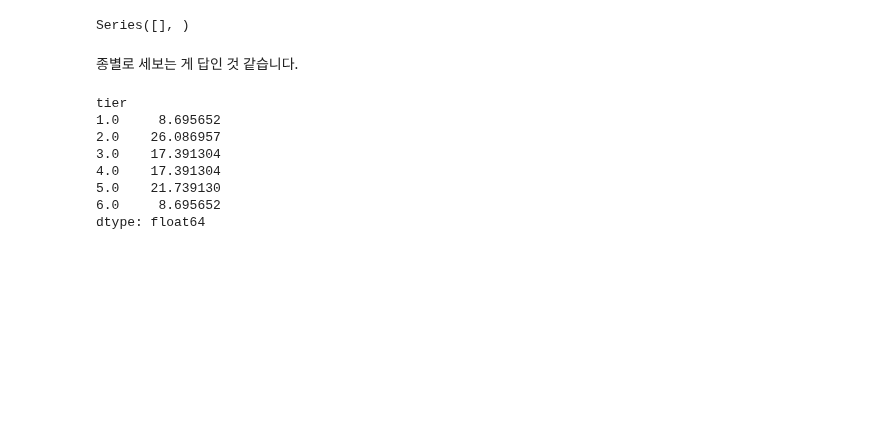
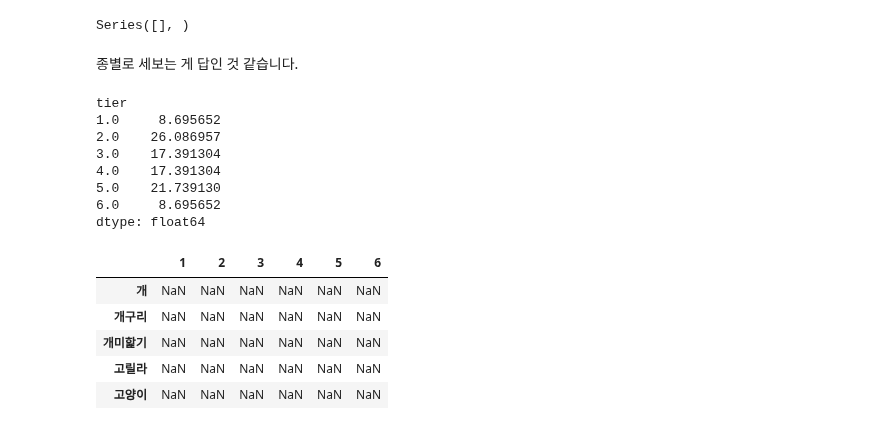
Before and after one commit to 200oki/200ok, a Jupyter notebook: da/chars-eda2.ipynb, the cells around one changed output. Cells and saved outputs as stored; diff of their text form; code cells hidden in the pictures; blank space fills up the shorter version.

Commit message:
da: add empty dataframe

```diff
--- a/da/chars-eda2.ipynb
+++ b/da/chars-eda2.ipynb
@@ -739,3 +739,17 @@ tier
 5.0    21.739130
 6.0     8.695652
 dtype: float64
+# %%
+species = list(chars_v['species'].unique())
+# %%
+species.sort()
+# %%
+df = pd.DataFrame(index=species, columns=range(1, 7))
+df.head()
+# %% [output]
+|  | 1 | 2 | 3 | 4 | 5 | 6 |
+| 개 | NaN | NaN | NaN | NaN | NaN | NaN |
+| 개구리 | NaN | NaN | NaN | NaN | NaN | NaN |
+| 개미핥기 | NaN | NaN | NaN | NaN | NaN | NaN |
+| 고릴라 | NaN | NaN | NaN | NaN | NaN | NaN |
+| 고양이 | NaN | NaN | NaN | NaN | NaN | NaN |
```
